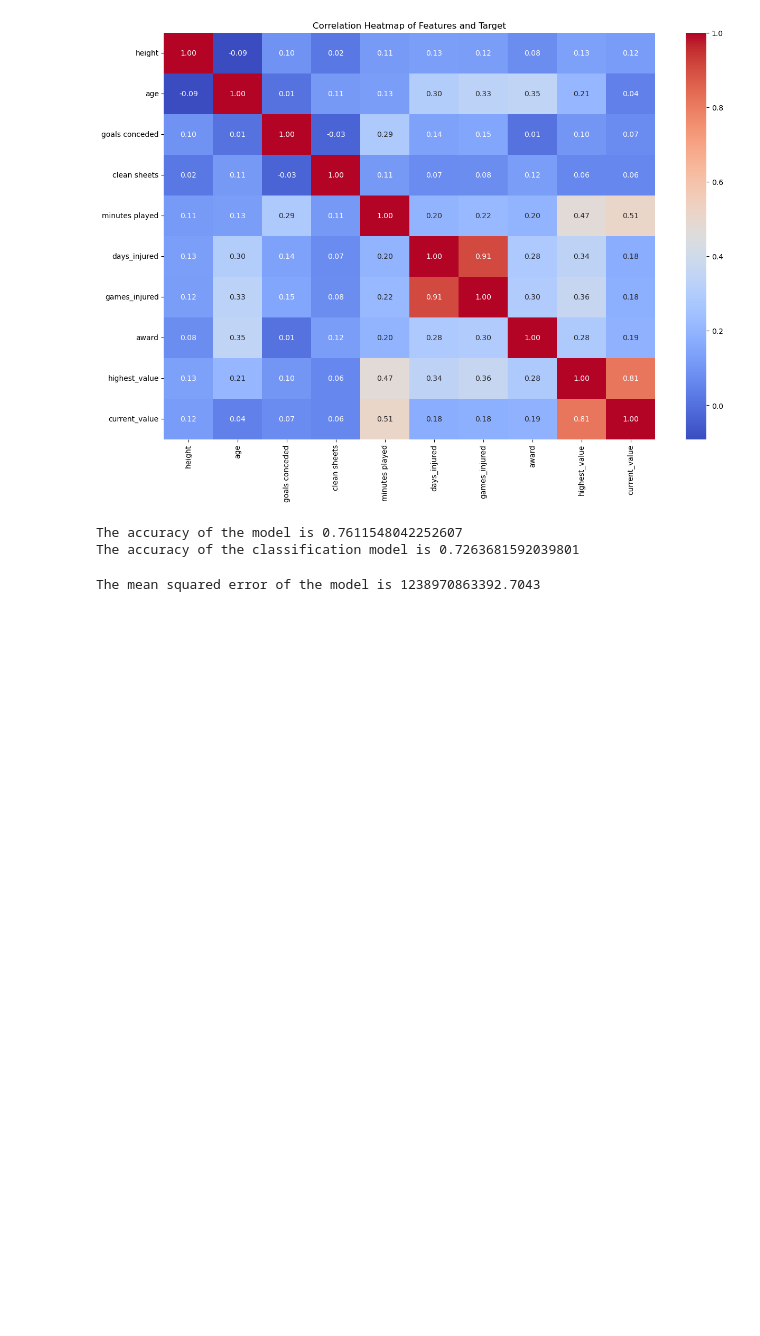
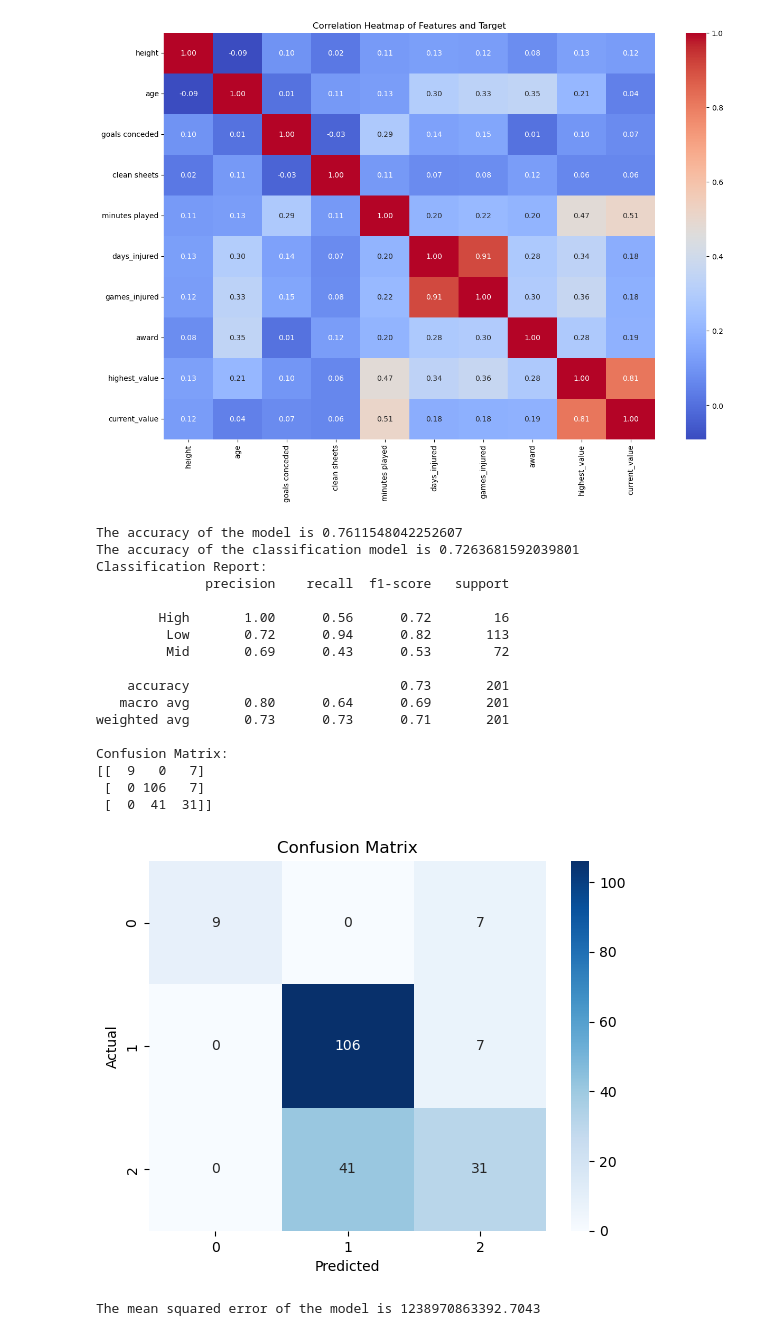
Before and after one commit to Tuwaiq-DS-ML-bootcamp-V-8/Usecase-7, a Jupyter notebook: Use_case_7.ipynb, the cells around one changed output. Cells and saved outputs as stored; diff of their text form; code cells hidden in the pictures; blank space fills up the shorter version.

```diff
--- a/Use_case_7.ipynb
+++ b/Use_case_7.ipynb
@@ -545,29 +545,60 @@ X_train_class, X_test_class, y_train_class, y_test_class = train_test_split(X_gk
 # %%
 # Create the model
 reg_model = LinearRegression()
 class_model = LogisticRegression()
 
 # Fit the model
 reg_model.fit(X_train, y_train)
 
 # Predict the target
 y_pred = reg_model.predict(X_test)
 
 # accuracy of the model
 accuracy = reg_model.score(X_test, y_test)
 print(f'The accuracy of the model is {accuracy}')
 # Fit the classification model
 class_model.fit(X_train_class, y_train_class)
 
 # Predict the target for classification
 y_pred_class = class_model.predict(X_test_class)
 
 # accuracy of the classification model
 accuracy_class = class_model.score(X_test_class, y_test_class)
 print(f'The accuracy of the classification model is {accuracy_class}')
+
+# Generate the classification report
+class_report = classification_report(y_test_class, y_pred_class)
+print(f'Classification Report:\n{class_report}')
+
+# Generate the confusion matrix
+conf_matrix = confusion_matrix(y_test_class, y_pred_class)
+print(f'Confusion Matrix:\n{conf_matrix}')
+
+# Plot the confusion matrix
+sns.heatmap(conf_matrix, annot=True, fmt='d', cmap='Blues')
+plt.xlabel('Predicted')
+plt.ylabel('Actual')
+plt.title('Confusion Matrix')
+plt.show()
 # %% [output]
 The accuracy of the model is 0.7611548042252607
 The accuracy of the classification model is 0.7263681592039801
+Classification Report:
+              precision    recall  f1-score   support
+
+        High       1.00      0.56      0.72        16
+         Low       0.72      0.94      0.82       113
+         Mid       0.69      0.43      0.53        72
+
+    accuracy                           0.73       201
+   macro avg       0.80      0.64      0.69       201
+weighted avg       0.73      0.73      0.71       201
+
+Confusion Matrix:
+[[  9   0   7]
+ [  0 106   7]
+ [  0  41  31]]
+[figure, added]
 # %%
 # MSE
 mse = mean_squared_error(y_test, y_pred)
```
Also changed, not shown: parts of 4 cells of this notebook.
